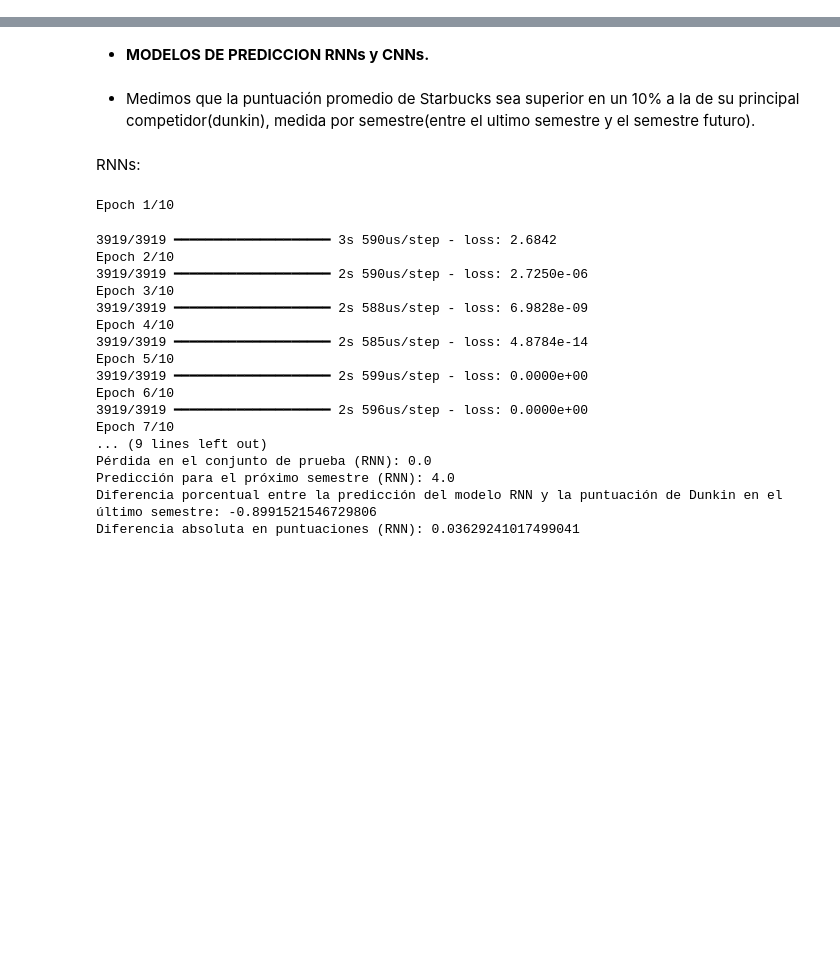
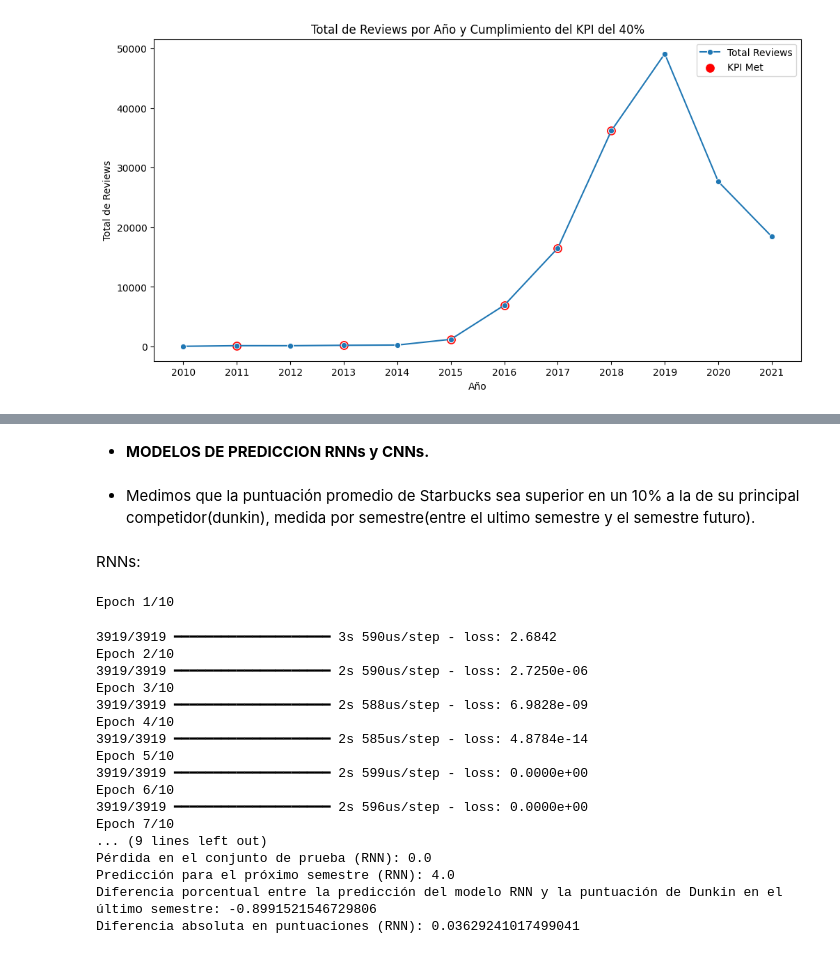
Before and after one commit to RadTorino/Starbucks_Analysis, a Jupyter notebook: google/notebooks/kpis.ipynb, the cells around one changed output, grey strips where cells are left out. Drawn from its saved outputs; the diff is of its cells as text; code cells hidden in the pictures; blank space fills up the shorter version.

```diff
--- a/google/notebooks/kpis.ipynb
+++ b/google/notebooks/kpis.ipynb
@@ -45,0 +229,23 @@ La palabra "slow" se repite: 2283.0 veces en la columna "text".
+# %%
+import pandas as pd
+import matplotlib.pyplot as plt
+import seaborn as sns
+
+# Cargar los datos
+reviews_df = pd.read_parquet('../data/Starbucks_reviews_ETL_limpio.parquet')
+
+# Crear una columna 'year' en el dataframe de reviews
+reviews_df['year'] = reviews_df['date'].dt.year
+
+# Calcular el total de reviews por año
+total_reviews_by_year = reviews_df.groupby('year')['gmap_id'].count().reset_index()
+total_reviews_by_year.columns = ['Year', 'Total Reviews']
+
+# Calcular el aumento porcentual año a año con un objetivo del 40%
+total_reviews_by_year['Percentage Increase'] = total_reviews_by_year['Total Reviews'].pct_change() * 100
+
+# Verificar si se cumple el KPI del 40% para cada año
+total_reviews_by_year['KPI Met'] = total_reviews_by_year['Percentage Increase'] >= 40
+
+# Mostrar la tabla de resultados
+total_reviews_by_year.head(11)
@@ -45,0 +265,22 @@ La palabra "slow" se repite: 2283.0 veces en la columna "text".
+# %%
+# Crear el gráfico de líneas para el objetivo del 40%
+plt.figure(figsize=(12, 6))
+
+# Graficar el total de reviews por año
+sns.lineplot(data=total_reviews_by_year, x='Year', y='Total Reviews', marker='o', label='Total Reviews')
+
+# Resaltar los puntos donde se cumple el objetivo
+kpi_met_points = total_reviews_by_year[total_reviews_by_year['KPI Met']]
+sns.scatterplot(data=kpi_met_points, x='Year', y='Total Reviews', color='red', s=100, label='KPI Met')
+
+# Añadir títulos y etiquetas
+plt.title('Total de Reviews por Año y Cumplimiento del KPI del 40%')
+plt.xlabel('Año')
+plt.ylabel('Total de Reviews')
+plt.xticks(total_reviews_by_year['Year'])  # Asegurarse de que todos los años estén en el eje x
+plt.legend()
+
+# Mostrar el gráfico
+plt.show()
+# %% [output]
+[figure, added]
```
Also changed, not shown: parts of 23 cells of this notebook, 2 other files.
